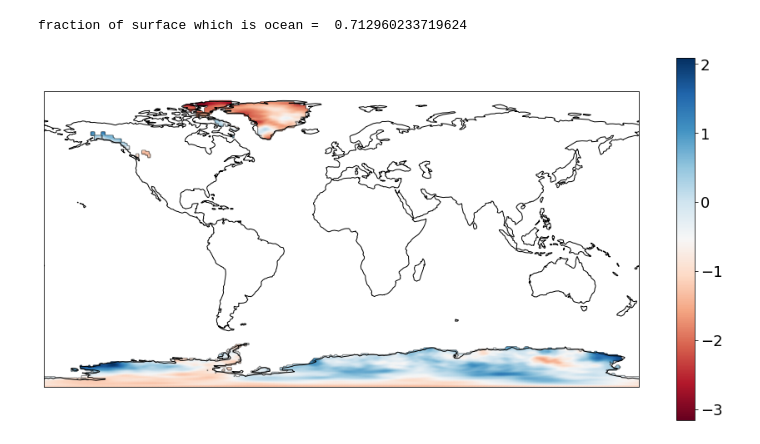
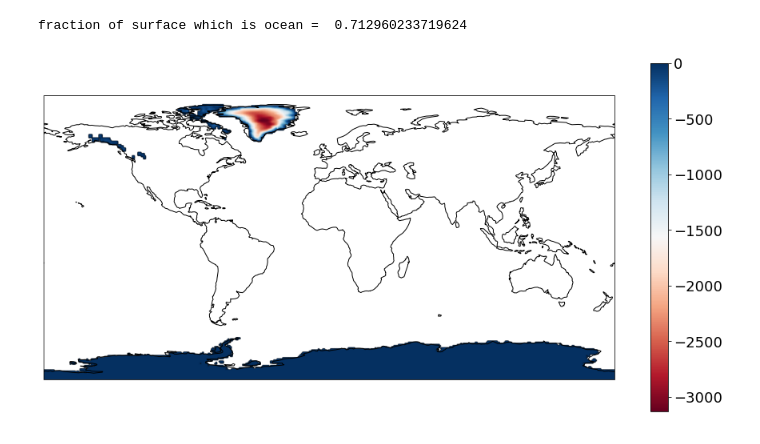
Before and after one commit to da380/SLReciprocityGJI, a Jupyter notebook: SL.ipynb, the cells around one changed output. Cells and saved outputs as stored; diff of their text form; code cells hidden in the pictures.

```diff
--- a/SL.ipynb
+++ b/SL.ipynb
@@ -32,17 +32,18 @@ print('fraction of surface which is ocean = ',A/A_earth)
 fraction of surface which is ocean =  0.712960233719624
 # %%
 # set covariance for a random field
-Q = SL.laplace_covariance(L,std = 1.,s = 2,mu = 0.1)
+#Q = SL.laplace_covariance(L,std = 1.,s = 2,mu = 0.1)
 
 # build a random melt geometry
-ice = SL.random_field(Q)*SL.ice_mask(sl0,ice0,0.)
+#ice = SL.random_field(Q)*SL.ice_mask(sl0,ice0,0.)
 
+ice = -1*SL.zero_southern_hemisphere(ice0)
 
 # plot the result with suitable mask
 ice_mask = SL.ice_mask(sl0,ice0)
 SL.plot(ice_mask*ice)
 # %% [output]
-[figure, old version]
+[figure, new version]
 # %%
 # set the direct load
 zeta   = SL.rhoi*(1-C)*ice
```
Also changed, not shown: parts of 2 cells of this notebook, 4 other files.
